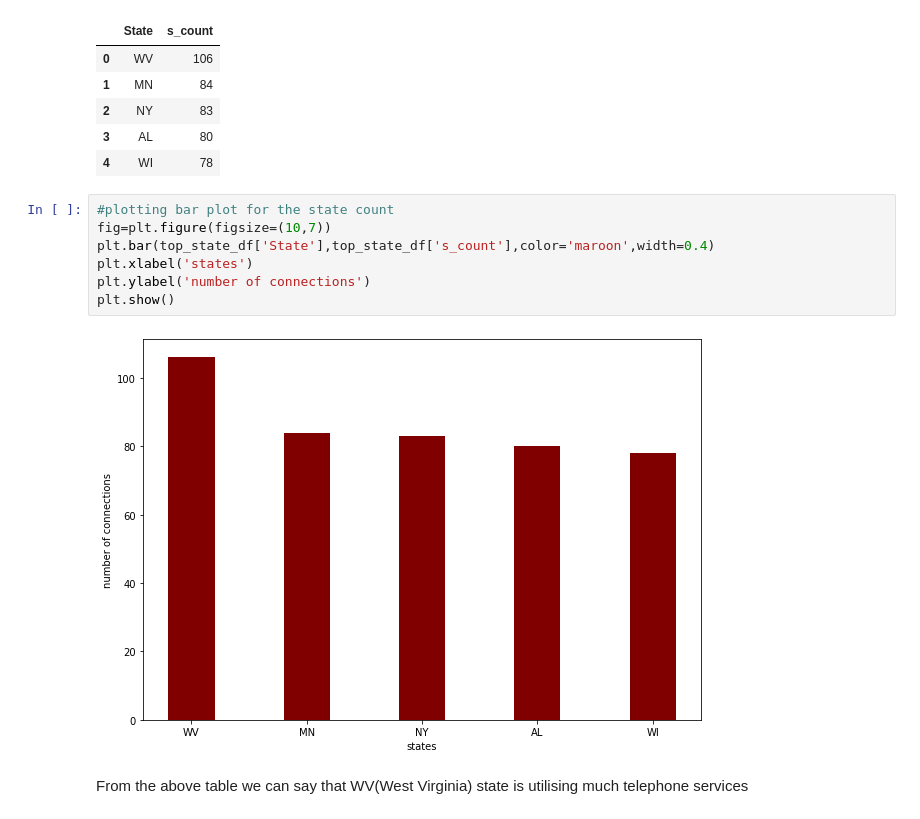
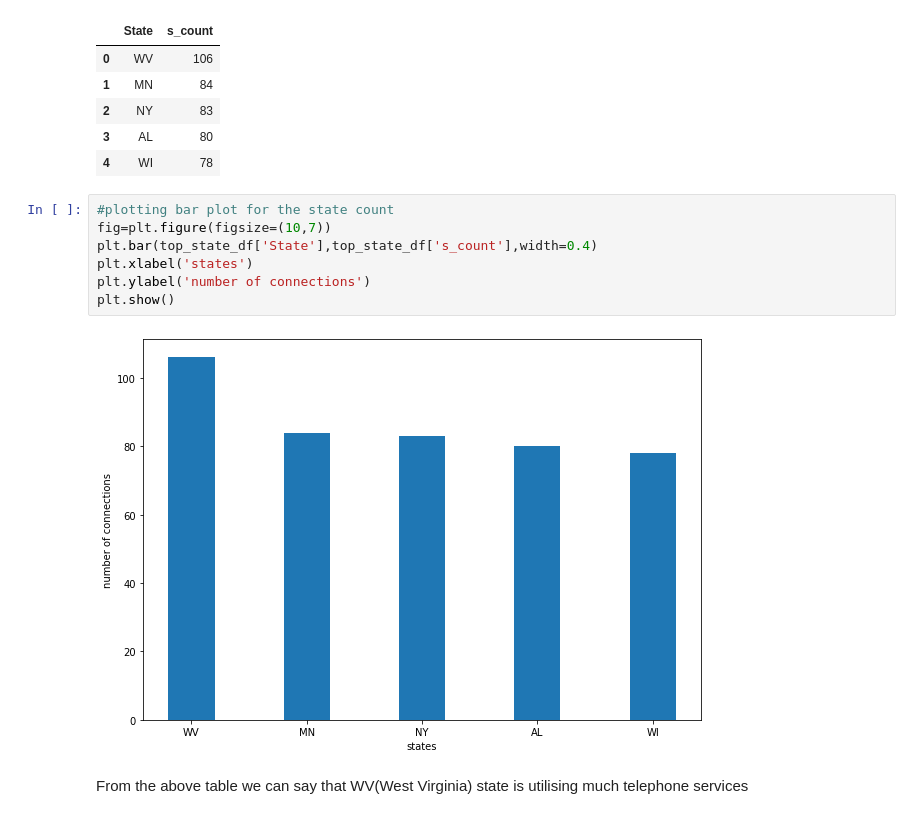
Before and after one commit to charann90/Telecom-churn-analysis, a Jupyter notebook: Telecom_Churn_Analysis_Capstone_Project.ipynb, the cells around one changed output. Drawn from its saved outputs; the diff is of its cells as text.

```diff
--- a/Telecom_Churn_Analysis_Capstone_Project.ipynb
+++ b/Telecom_Churn_Analysis_Capstone_Project.ipynb
@@ -130,12 +130,12 @@ top_state_df
 # %%
 #plotting bar plot for the state count
 fig=plt.figure(figsize=(10,7))
-plt.bar(top_state_df['State'],top_state_df['s_count'],color='maroon',width=0.4)
+plt.bar(top_state_df['State'],top_state_df['s_count'],width=0.4)
 plt.xlabel('states')
 plt.ylabel('number of connections')
 plt.show()
 # %% [output]
-[figure, old version]
+[figure, new version]
 # %% [markdown]
 From the above table we can say that WV(West Virginia) state is utilising much telephone services
 # %%
```
Also changed, not shown: parts of 8 cells of this notebook.
